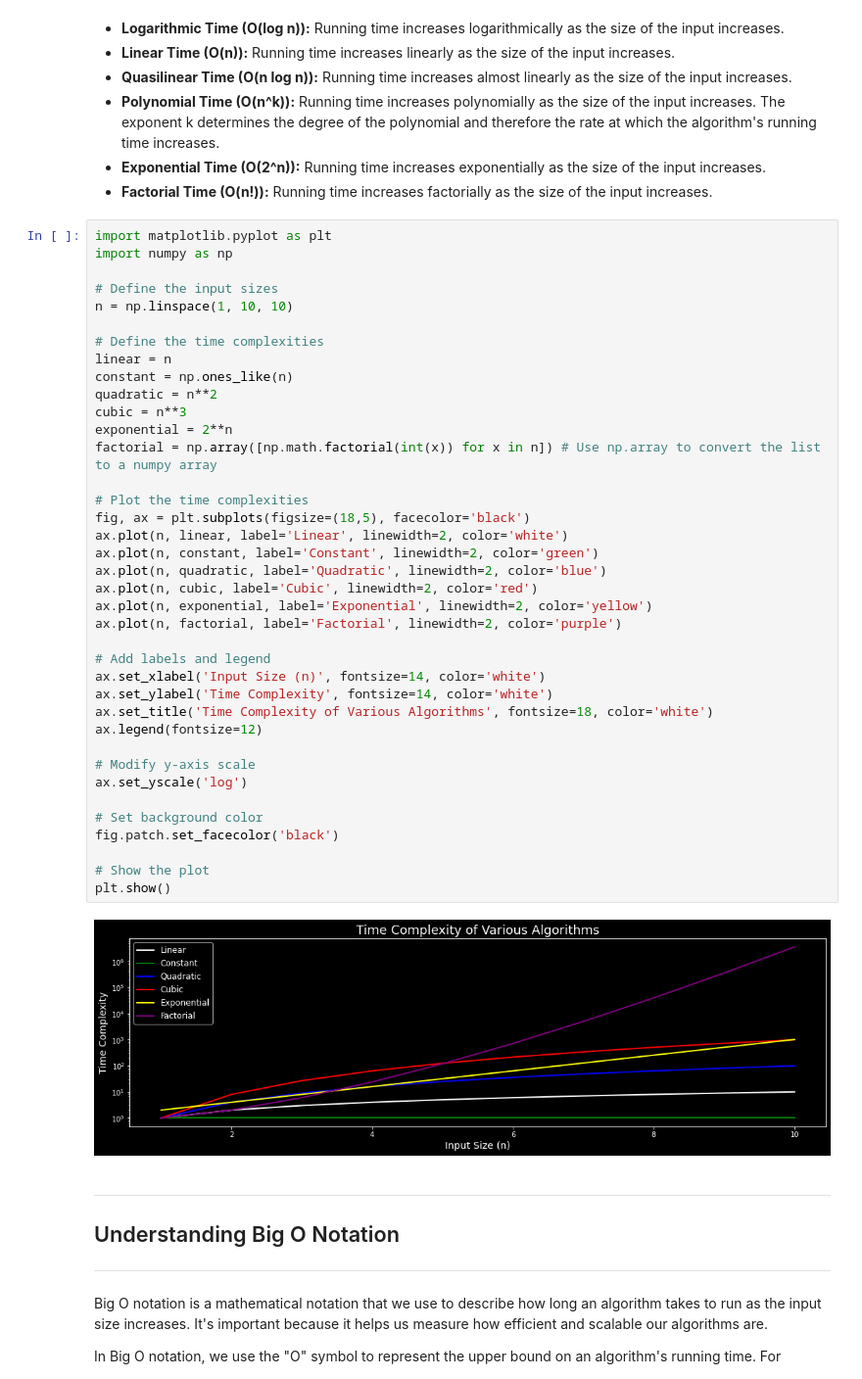
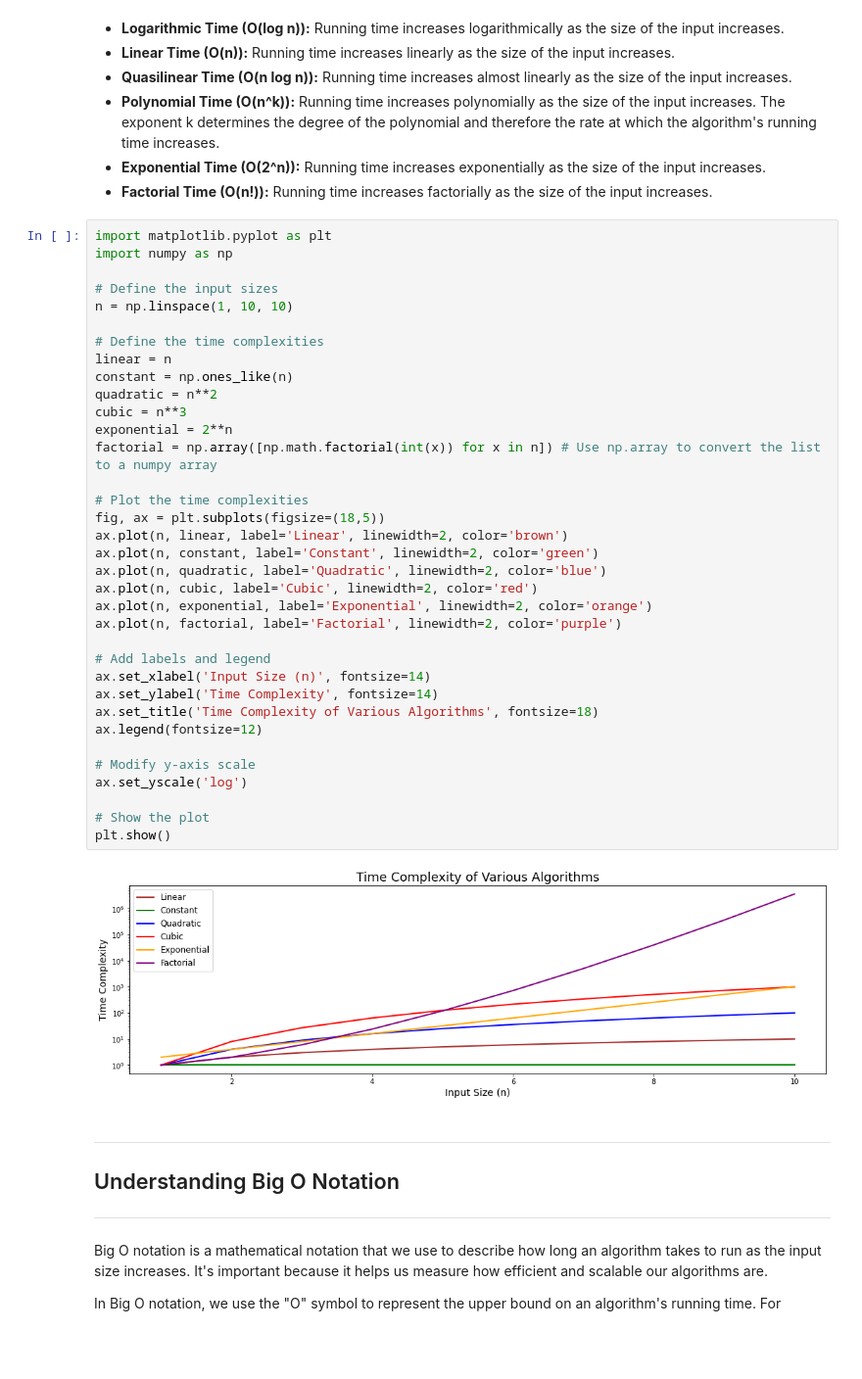
Before and after one commit to NatanTrosmanGMIT/Theory_Of_Algorithms_Project, a Jupyter notebook: polynomial_time.ipynb, the cells around one changed output. Shown: that part at 98% size. Drawn from its saved outputs; the diff is of its cells as text; blank space fills up the shorter version.

```diff
--- a/polynomial_time.ipynb
+++ b/polynomial_time.ipynb
@@ -41,43 +41,40 @@ Different algorithms have different time complexities, and we can group them int
 # %%
 import matplotlib.pyplot as plt
 import numpy as np
 
 # Define the input sizes
 n = np.linspace(1, 10, 10)
 
 # Define the time complexities
 linear = n
 constant = np.ones_like(n)
 quadratic = n**2
 cubic = n**3
 exponential = 2**n
 factorial = np.array([np.math.factorial(int(x)) for x in n]) # Use np.array to convert the list to a numpy array
 
 # Plot the time complexities
-fig, ax = plt.subplots(figsize=(18,5), facecolor='black')
-ax.plot(n, linear, label='Linear', linewidth=2, color='white')
+fig, ax = plt.subplots(figsize=(18,5))
+ax.plot(n, linear, label='Linear', linewidth=2, color='brown')
 ax.plot(n, constant, label='Constant', linewidth=2, color='green')
 ax.plot(n, quadratic, label='Quadratic', linewidth=2, color='blue')
 ax.plot(n, cubic, label='Cubic', linewidth=2, color='red')
-ax.plot(n, exponential, label='Exponential', linewidth=2, color='yellow')
+ax.plot(n, exponential, label='Exponential', linewidth=2, color='orange')
 ax.plot(n, factorial, label='Factorial', linewidth=2, color='purple')
 
 # Add labels and legend
-ax.set_xlabel('Input Size (n)', fontsize=14, color='white')
-ax.set_ylabel('Time Complexity', fontsize=14, color='white')
-ax.set_title('Time Complexity of Various Algorithms', fontsize=18, color='white')
+ax.set_xlabel('Input Size (n)', fontsize=14)
+ax.set_ylabel('Time Complexity', fontsize=14)
+ax.set_title('Time Complexity of Various Algorithms', fontsize=18)
 ax.legend(fontsize=12)
 
 # Modify y-axis scale
 ax.set_yscale('log')
 
-# Set background color
-fig.patch.set_facecolor('black')
-
 # Show the plot
 plt.show()
 # %% [output]
-[figure, old version]
+[figure, new version]
 # %% [markdown]
 ***
 ## Understanding Big O Notation
```
Also changed, not shown: parts of 24 cells of this notebook.
